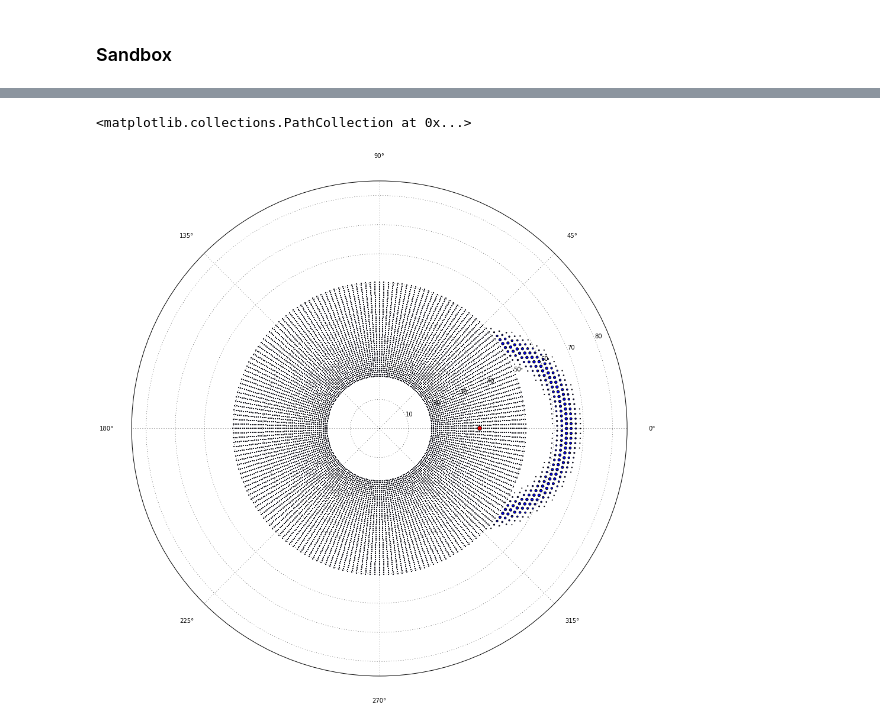
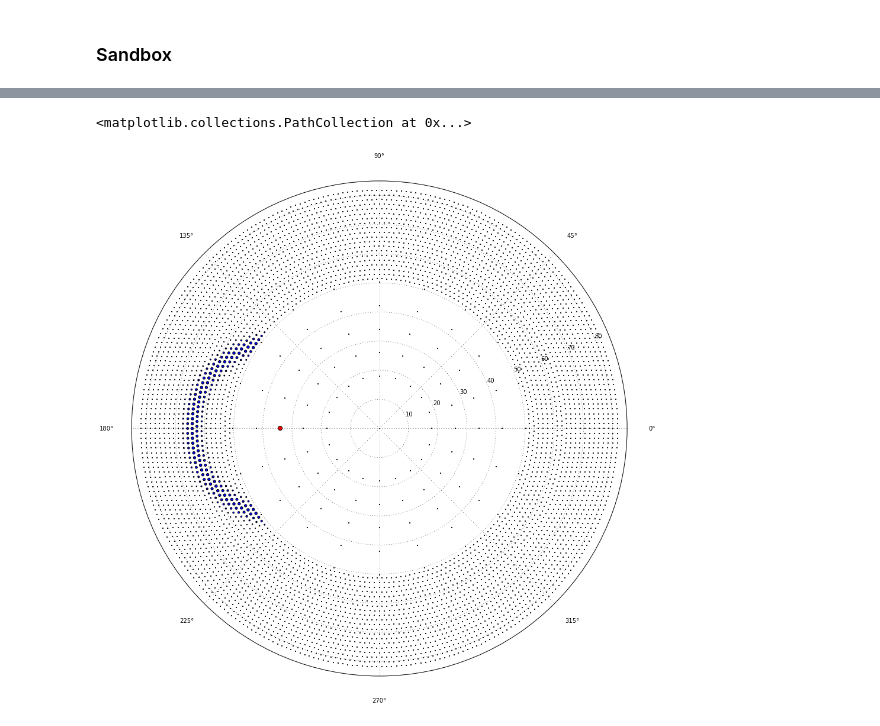
Before and after one commit to ewengillies/track-finding-yandex, a Jupyter notebook: notebooks/correspondence_sandbox.ipynb, the cells around one changed output, grey strips where cells are left out. Saved outputs shown, nothing was run; the diff lists cells and outputs as text; code cells hidden in the pictures.

```diff
--- a/notebooks/correspondence_sandbox.ipynb
+++ b/notebooks/correspondence_sandbox.ipynb
@@ -51,15 +33,15 @@ for trk_bin in range(5000,5100):
 # %%
-trk_0 = 5000
+trk_0 = 50
 corr_track = find(signal.correspondence[:,trk_0])[0]
 signal_size = find(signal.correspondence[:,trk_0])[2]
 setup_plot_for_detector()
 rhos, phis = signal.get_wires_rhos_and_phis()
 t_rhos, t_phis = signal.get_tracks_rhos_and_phis()
-#scatter(phis, rhos, marker='.', s=5)
+scatter(phis, rhos, marker='.', s=5)
 scatter(t_phis, t_rhos, marker='.', s=5)
 
 scatter(phis[corr_track],rhos[corr_track], signal_size*100, marker='o', c='b')
 scatter(t_phis[trk_0],t_rhos[trk_0], marker='o', s=50, c='r')
 # %% [output]
 <matplotlib.collections.PathCollection at 0x...>
-[figure, old version]
+[figure, new version]
```
Also changed, not shown: parts of 5 cells of this notebook, 1 other file.
